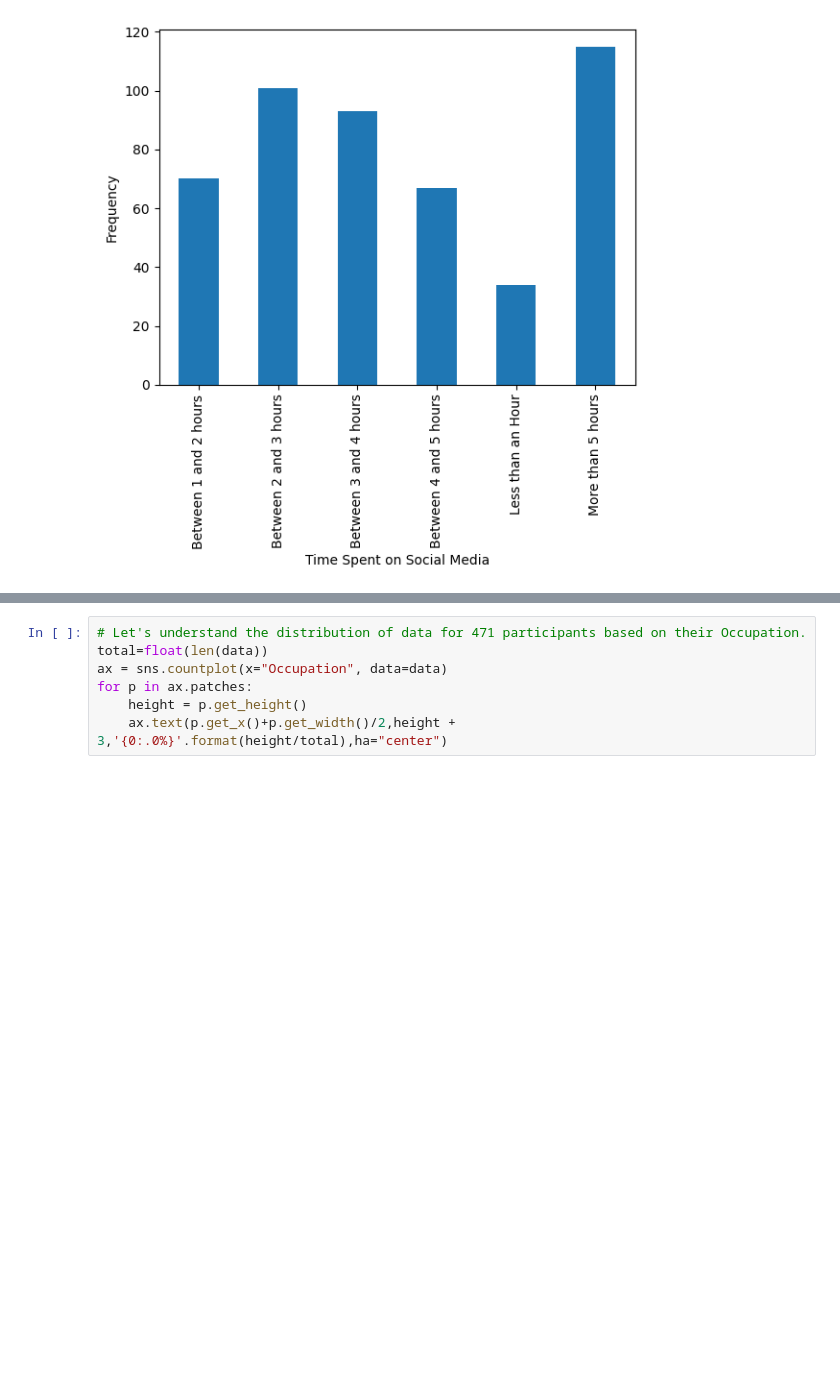
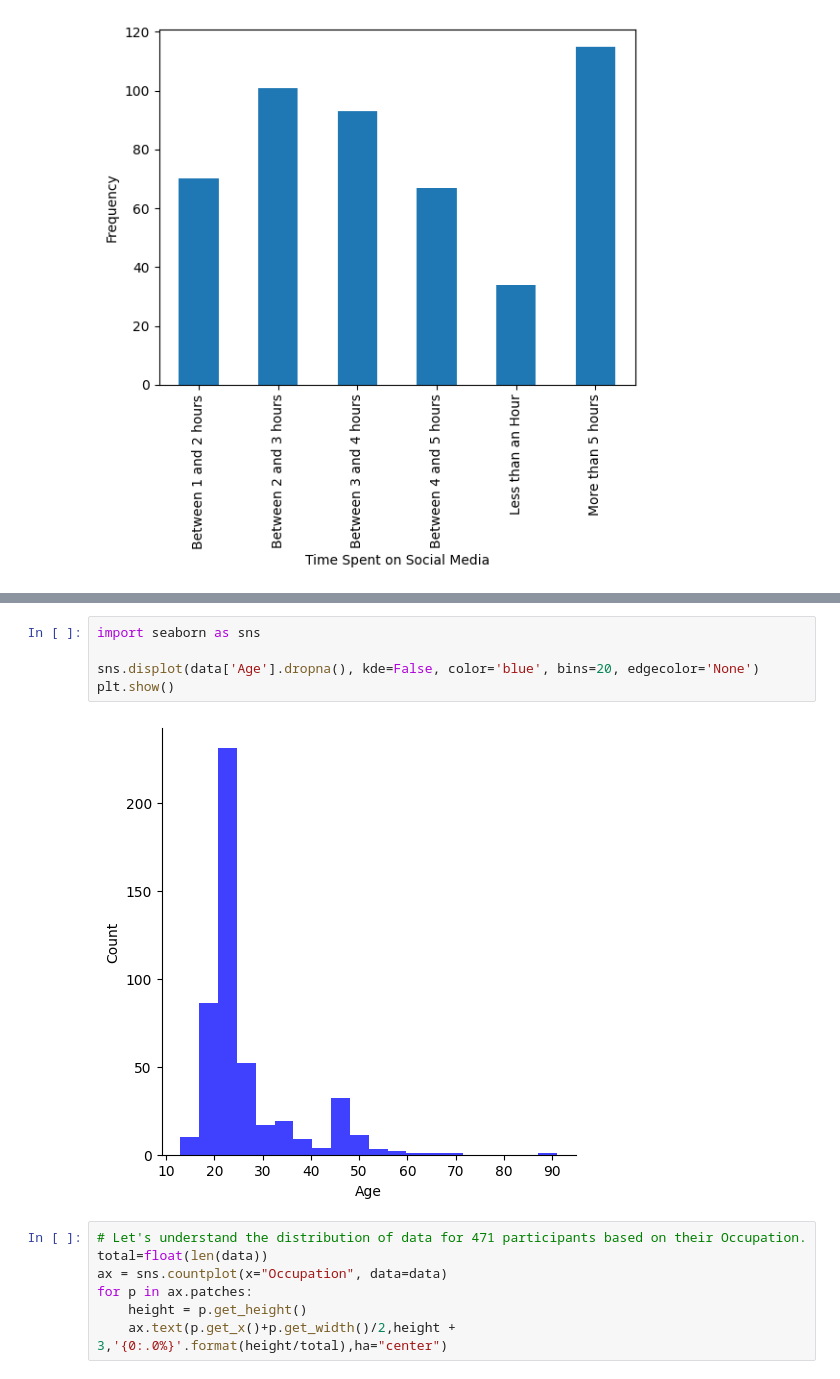
Before and after one commit to cepdnaclk/e19-co544-Concentration-Difficulty-Prediction-Model, a Jupyter notebook: notebook.ipynb, the cells around one changed output, grey strips where cells are left out. Cells and saved outputs as stored; diff of their text form; blank space fills up the shorter version.

```diff
--- a/notebook.ipynb
+++ b/notebook.ipynb
@@ -239,3 +299,10 @@ for p in ax.patches:
+# %%
+import seaborn as sns
+
+sns.displot(data['Age'].dropna(), kde=False, color='blue', bins=20, edgecolor='None')
+plt.show()
+# %% [output]
+[figure, added]
 # %%
 # Let's understand the distribution of data for 471 participants based on their Occupation.
 total=float(len(data))
```
Also changed, not shown: parts of 36 cells of this notebook.
